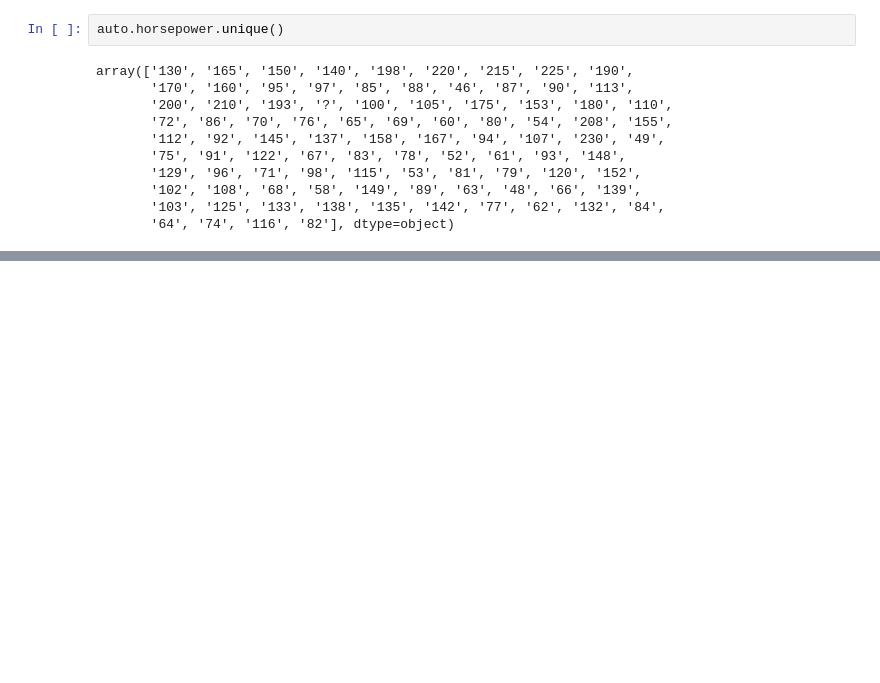
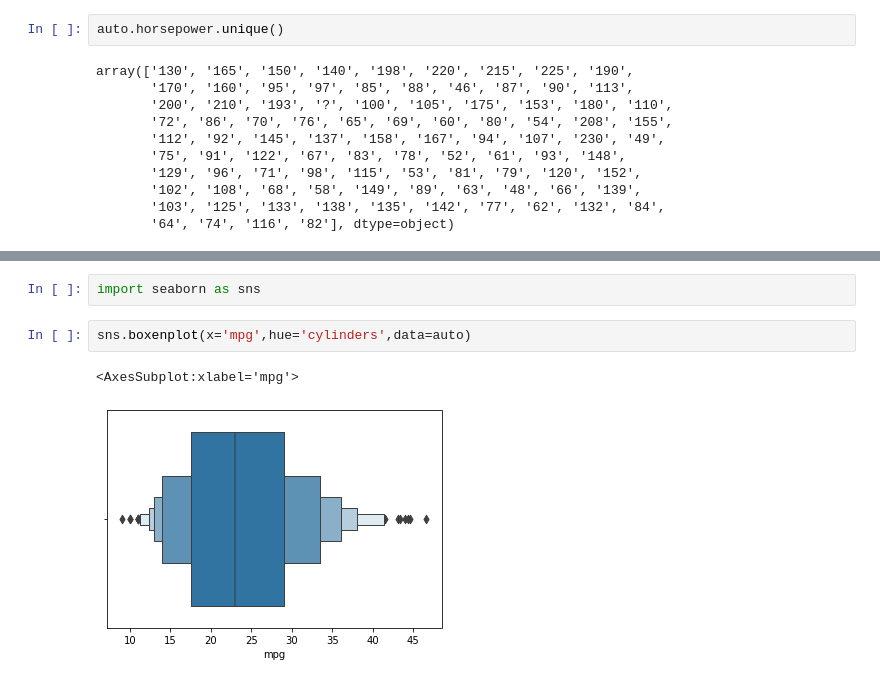
Before and after one commit to patelneel070/pthon-2-fsd, a Jupyter notebook: Untitled4.ipynb, the cells around one changed output, grey strips where cells are left out. Drawn from its saved outputs; the diff is of its cells as text; blank space fills up the shorter version.

```diff
--- a/Untitled4.ipynb
+++ b/Untitled4.ipynb
@@ -314,0 +325,7 @@ array(['130', '165', '150', '140', '198', '220', '215', '225', '190',
+# %%
+import seaborn as sns
+# %%
+sns.boxenplot(x='mpg',hue='cylinders',data=auto)
+# %% [output]
+<AxesSubplot:xlabel='mpg'>
+[figure, added]
```
Also changed, not shown: parts of 15 cells of this notebook.
